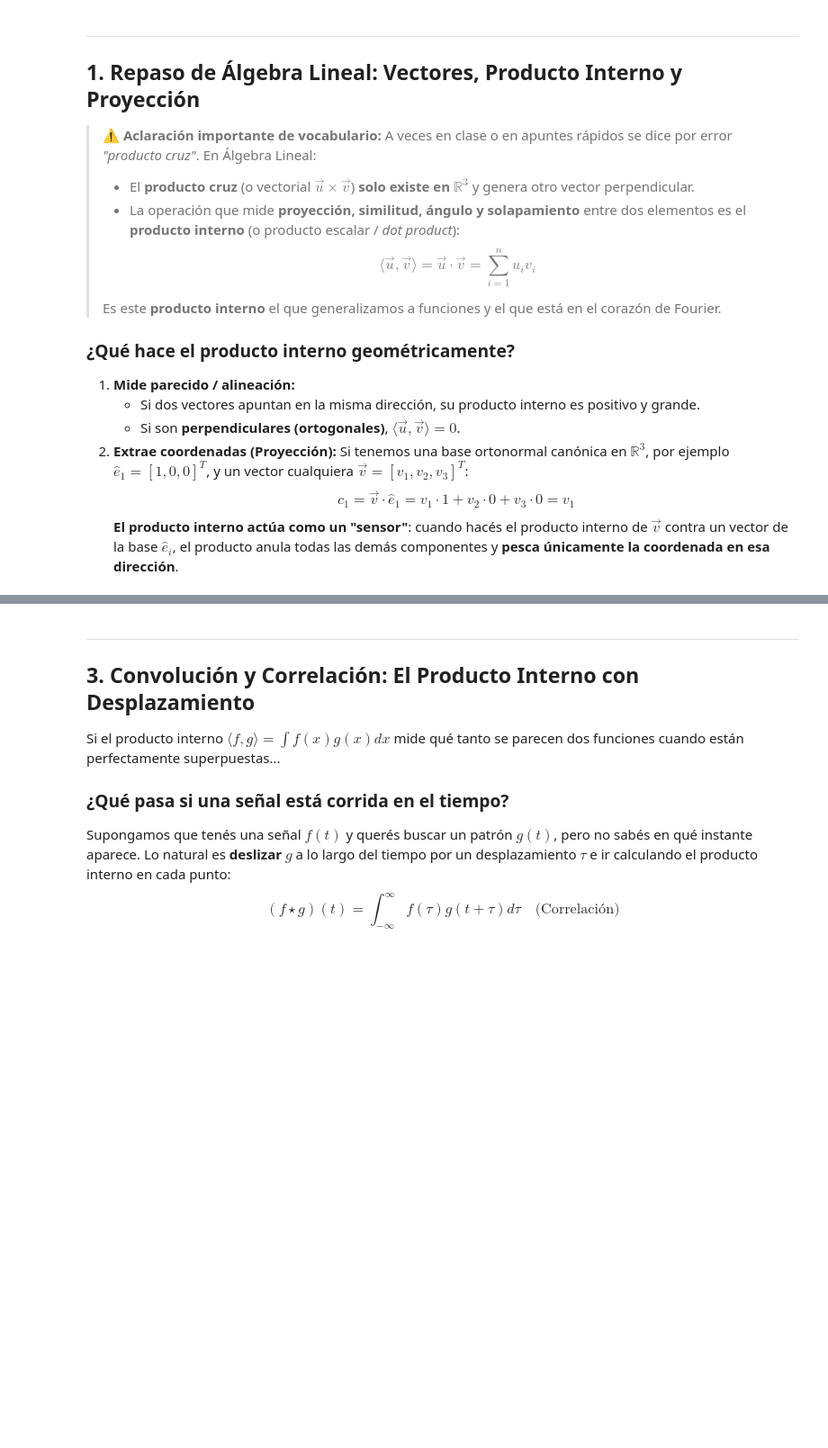
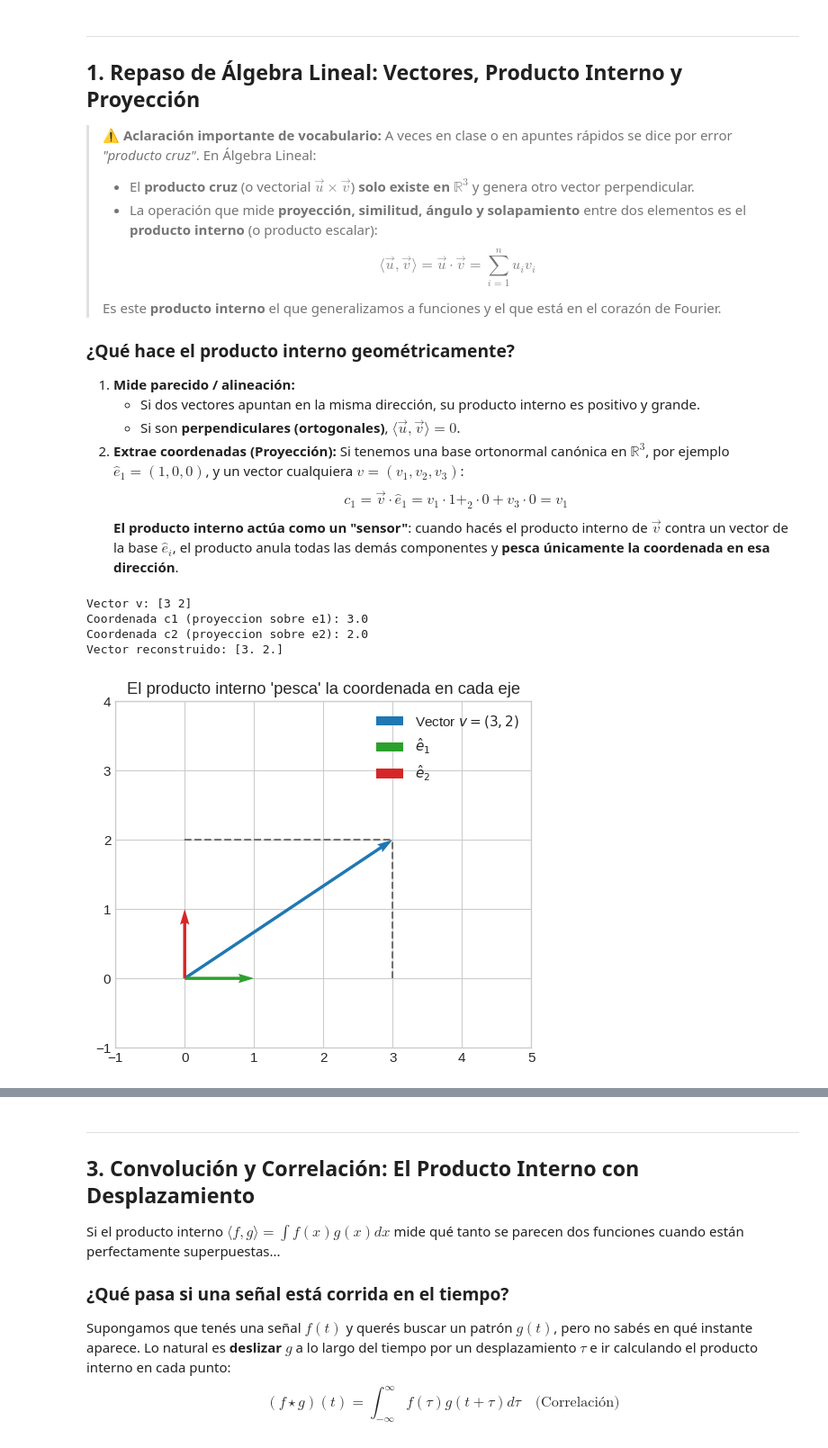
Before and after one commit to StrawEater/PracticasPDI3erBimestre, a Jupyter notebook: Laboratorios/labo4.ipynb, the cells around one changed output, grey strips where cells are left out. Shown at 90% size. Cells and saved outputs as stored; diff of their text form; code cells hidden in the pictures; blank space fills up the shorter version.

```diff
--- a/Laboratorios/labo4.ipynb
+++ b/Laboratorios/labo4.ipynb
@@ -32,7 +25,7 @@ print("Librerias cargadas correctamente.")
 > A veces en clase o en apuntes rápidos se dice por error *"producto cruz"*.
 > En Álgebra Lineal:
 > - El **producto cruz** (o vectorial $\vec{u} \times \vec{v}$) **solo existe en $\mathbb{R}^3$** y genera otro vector perpendicular.
-> - La operación que mide **proyección, similitud, ángulo y solapamiento** entre dos elementos es el **producto interno** (o producto escalar / *dot product*):
+> - La operación que mide **proyección, similitud, ángulo y solapamiento** entre dos elementos es el **producto interno** (o producto escalar):
 >   $$\langle \vec{u}, \vec{v} \rangle = \vec{u} \cdot \vec{v} = \sum_{i=1}^n u_i v_i$$
 >
 > Es este **producto interno** el que generalizamos a funciones y el que está en el corazón de Fourier.
@@ -42,40 +35,48 @@ print("Librerias cargadas correctamente.")
    - Si dos vectores apuntan en la misma dirección, su producto interno es positivo y grande.
    - Si son **perpendiculares (ortogonales)**, $\langle \vec{u}, \vec{v} \rangle = 0$.
 2. **Extrae coordenadas (Proyección):**
-   Si tenemos una base ortonormal canónica en $\mathbb{R}^3$, por ejemplo $\hat{e}_1 = [1, 0, 0]^T$, y un vector cualquiera $\vec{v} = [v_1, v_2, v_3]^T$:
-   $$c_1 = \vec{v} \cdot \hat{e}_1 = v_1 \cdot 1 + v_2 \cdot 0 + v_3 \cdot 0 = v_1$$
+   Si tenemos una base ortonormal canónica en $\mathbb{R}^3$, por ejemplo $\hat{e}_1 = (1, 0, 0)$, y un vector cualquiera $v = (v_1, v_2, v_3)$:
+   $$c_1 = \vec{v} \cdot \hat{e}_1 = v_1 \cdot 1 + _2 \cdot 0 + v_3 \cdot 0 = v_1$$
    **El producto interno actúa como un "sensor"**: cuando hacés el producto interno de $\vec{v}$ contra un vector de la base $\hat{e}_i$, el producto anula todas las demás componentes y **pesca únicamente la coordenada en esa dirección**.
+# %%
+# Demostracion en codigo: Proyeccion ortogonal en R^2
+v = np.array([3, 2])      # Vector original v
+e1 = np.array([1.0, 0.0])     # Base canonica x
+e2 = np.array([0.0, 1.0])     # Base canonica y
+
+# Coordenadas mediante producto interno
+c1 = np.dot(v, e1)  # v_x
+c2 = np.dot(v, e2)  # v_y
+
+print(f"Vector v: {v}")
+print(f"Coordenada c1 (proyeccion sobre e1): {c1}")
+print(f"Coordenada c2 (proyeccion sobre e2): {c2}")
+
+# Reconstruccion: v = c1*e1 + c2*e2
+v_reconstruido = c1 * e1 + c2 * e2
+print(f"Vector reconstruido: {v_reconstruido}")
+# %% [output]
+Vector v: [3 2]
+Coordenada c1 (proyeccion sobre e1): 3.0
+Coordenada c2 (proyeccion sobre e2): 2.0
+Vector reconstruido: [3. 2.]
 # %%
-# Demostracion en codigo: Proyeccion ortogonal en R^2
-v = np.array([4.0, 3.0])      # Vector original v
-e1 = np.array([1.0, 0.0])     # Base canonica x
-e2 = np.array([0.0, 1.0])     # Base canonica y
-
-# Coordenadas mediante producto interno
-c1 = np.dot(v, e1)  # v_x
-c2 = np.dot(v, e2)  # v_y
-
-print(f"Vector v: {v}")
-print(f"Coordenada c1 (proyeccion sobre e1): {c1}")
-print(f"Coordenada c2 (proyeccion sobre e2): {c2}")
-
-# Reconstruccion: v = c1*e1 + c2*e2
-v_reconstruido = c1 * e1 + c2 * e2
-print(f"Vector reconstruido: {v_reconstruido}")
-
+# @title
 # Grafico
 fig, ax = plt.subplots(figsize=(6, 5))
-ax.quiver(0, 0, v[0], v[1], angles='xy', scale_units='xy', scale=1, color='tab:blue', label=r'Vector $\vec{v} = [4, 3]$')
+ax.quiver(0, 0, v[0], v[1], angles='xy', scale_units='xy', scale=1, color='tab:blue', label=r'Vector $v = (3, 2)$')
 ax.quiver(0, 0, e1[0], e1[1], angles='xy', scale_units='xy', scale=1, color='tab:green', label=r'$\hat{e}_1$')
 ax.quiver(0, 0, e2[0], e2[1], angles='xy', scale_units='xy', scale=1, color='tab:red', label=r'$\hat{e}_2$')
 ax.plot([v[0], v[0]], [0, v[1]], 'k--', alpha=0.5)
 ax.plot([0, v[0]], [v[1], v[1]], 'k--', alpha=0.5)
 ax.set_xlim(-1, 5)
 ax.set_ylim(-1, 4)
 ax.set_aspect('equal')
 ax.set_title("El producto interno 'pesca' la coordenada en cada eje")
 ax.legend()
 plt.show()
+# %% [output]
+[figure, added]
 # %% [markdown]
 ---
 ## 2. El Espacio de Funciones: Vectores de Infinitas Dimensiones
```
Also changed, not shown: parts of 11 cells of this notebook.
